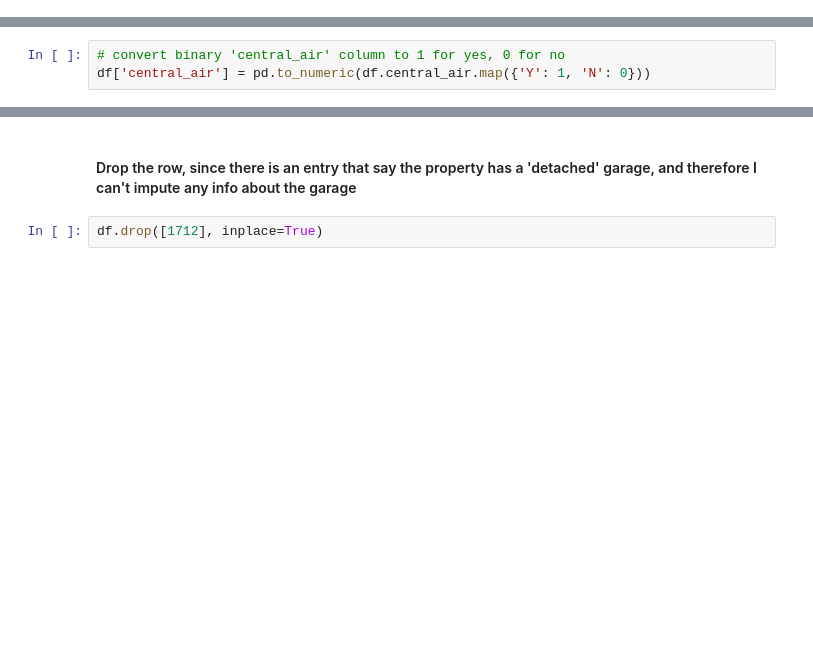
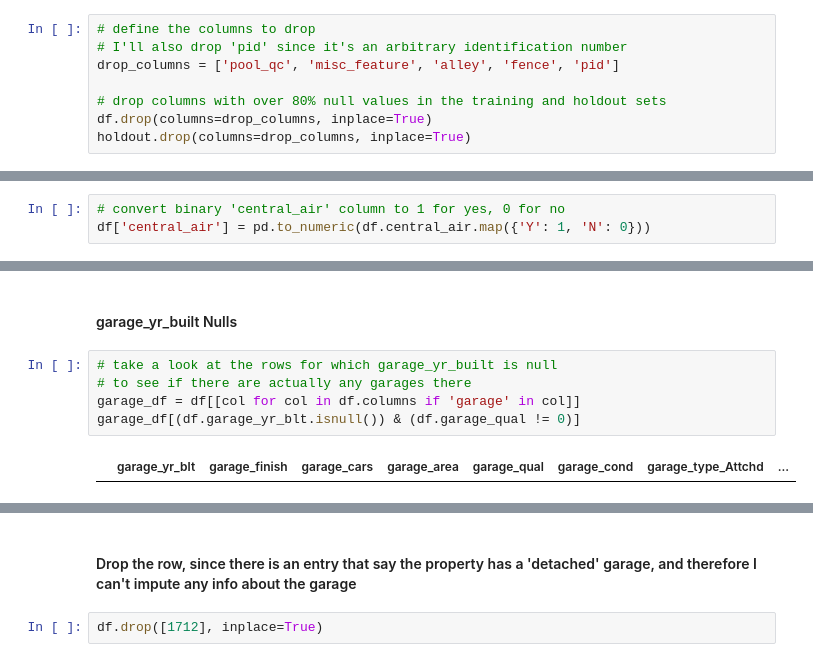
Before and after one commit to kevinacrystal/Regression_Price_Prediction, a Jupyter notebook: code/01_EDA_and_Cleaning.ipynb, the cells around one changed output, grey strips where cells are left out. Drawn from its saved outputs; the diff is of its cells as text; blank space fills up the shorter version.

```diff
--- a/code/01_EDA_and_Cleaning.ipynb
+++ b/code/01_EDA_and_Cleaning.ipynb
@@ -186,0 +164,8 @@ var_scale('fence', {'GdPrv': 4, 'MnPrv': 3, 'GdWo': 2, 'MnWw': 1, 'NA': 0})
+# %%
+# define the columns to drop
+# I'll also drop 'pid' since it's an arbitrary identification number
+drop_columns = ['pool_qc', 'misc_feature', 'alley', 'fence', 'pid']
+
+# drop columns with over 80% null values in the training and holdout sets
+df.drop(columns=drop_columns, inplace=True)
+holdout.drop(columns=drop_columns, inplace=True)
@@ -242,0 +274,9 @@ df[df['garage_area'].isnull()]
+# %% [markdown]
+#### garage_yr_built Nulls
+# %%
+# take a look at the rows for which garage_yr_built is null
+# to see if there are actually any garages there
+garage_df = df[[col for col in df.columns if 'garage' in col]]
+garage_df[(df.garage_yr_blt.isnull()) & (df.garage_qual != 0)]
+# %% [output]
+|  | garage_yr_blt | garage_finish | garage_cars | garage_area | garage_qual | garage_cond | garage_type_Attchd | ... |
```
Also changed, not shown: parts of 123 cells of this notebook.
